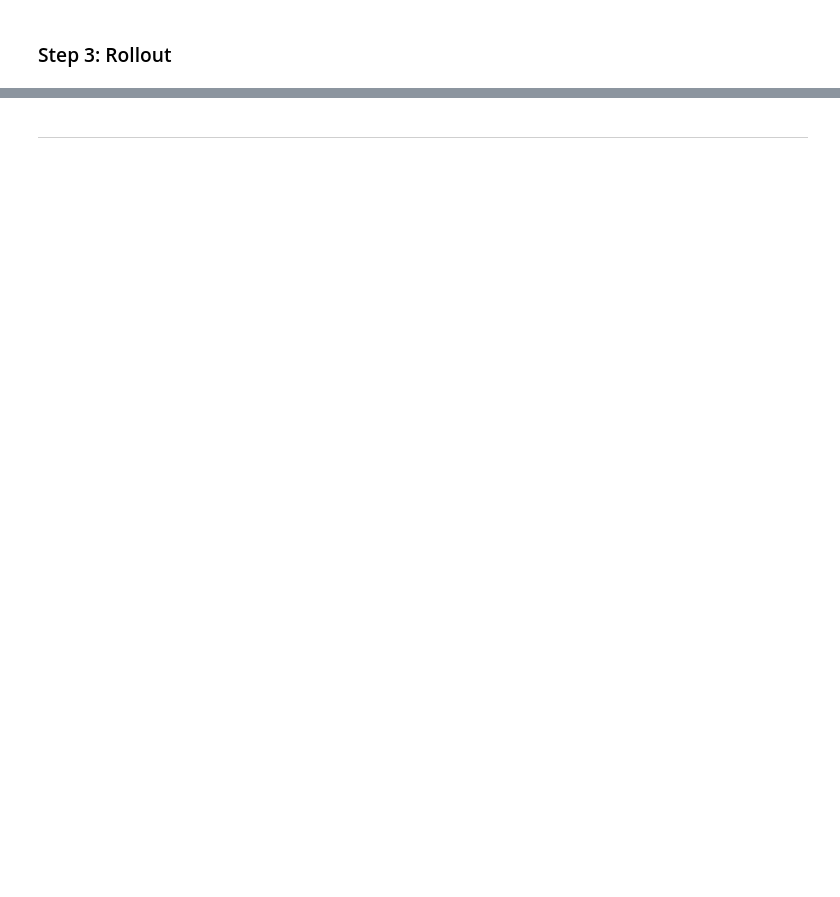
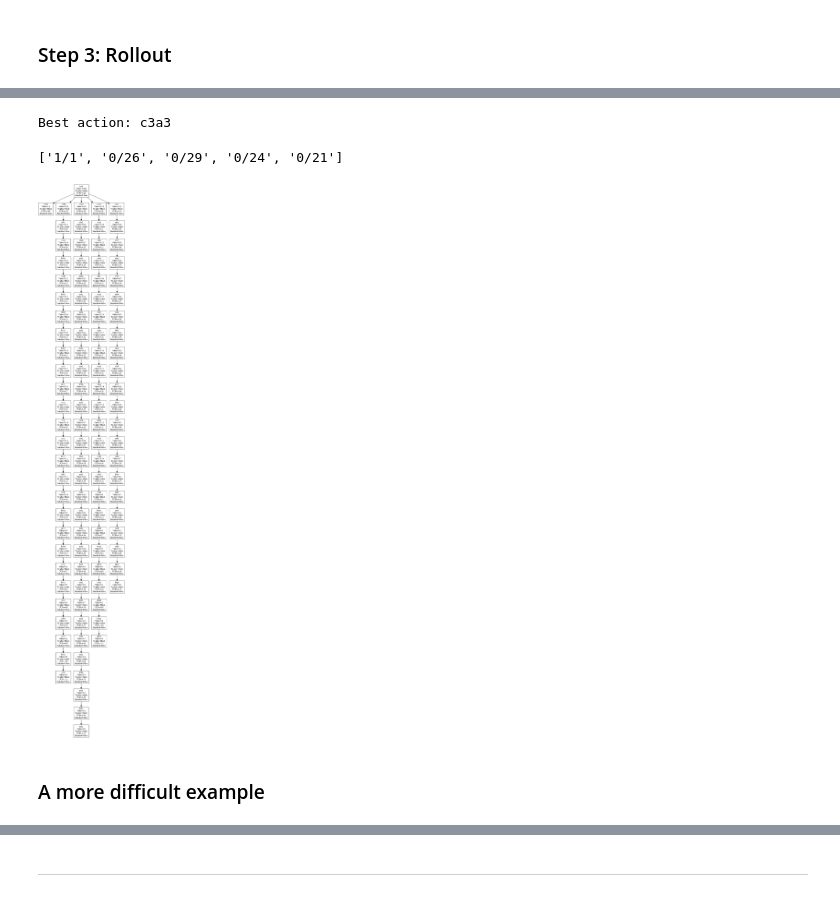
Before and after one commit to EAndrade-Lotero/ChessFinalistMCTS, a Jupyter notebook: notebooks/test_trees.ipynb, the cells around one changed output, grey strips where cells are left out. Drawn from its saved outputs; the diff is of its cells as text; code cells hidden in the pictures; blank space fills up the shorter version.

```diff
--- a/notebooks/test_trees.ipynb
+++ b/notebooks/test_trees.ipynb
@@ -93,0 +153,32 @@ tree.game.initial_state
+# %%
+params = {
+    "sim_limit": 10,
+    "ucb_constant": 1 / np.sqrt(2),
+    "beam_width": 5,
+    "n_iterations": 100,
+    "rng":rng
+}
+
+tree = GameSearchTree(
+    state=state,
+    game=game,
+    rollout_policy=random_policy,
+    **params
+)
+# %%
+# Show best action
+best_root_action = tree.make_decision()
+print('Best action:', best_root_action)
+# %% [output]
+Best action: c3a3
+# %%
+[str(child.value) for child in tree.root.children]
+# %% [output]
+['1/1', '0/26', '0/29', '0/24', '0/21']
+# %%
+png_data = tree.to_pydot().create_png()
+display(Image(png_data))
+# %% [output]
+[figure, added]
+# %% [markdown]
+### A more difficult example
```
Also changed, not shown: parts of 22 cells of this notebook, 1 other file.
